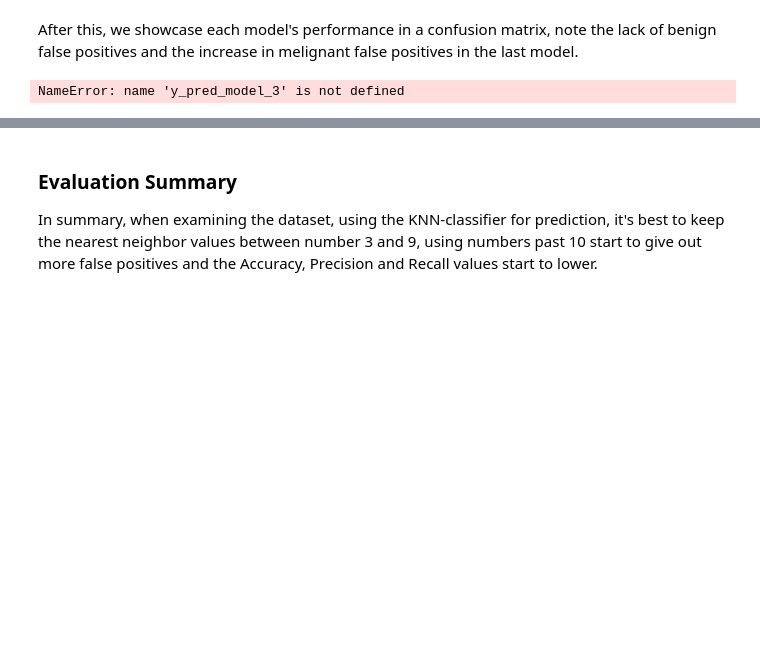
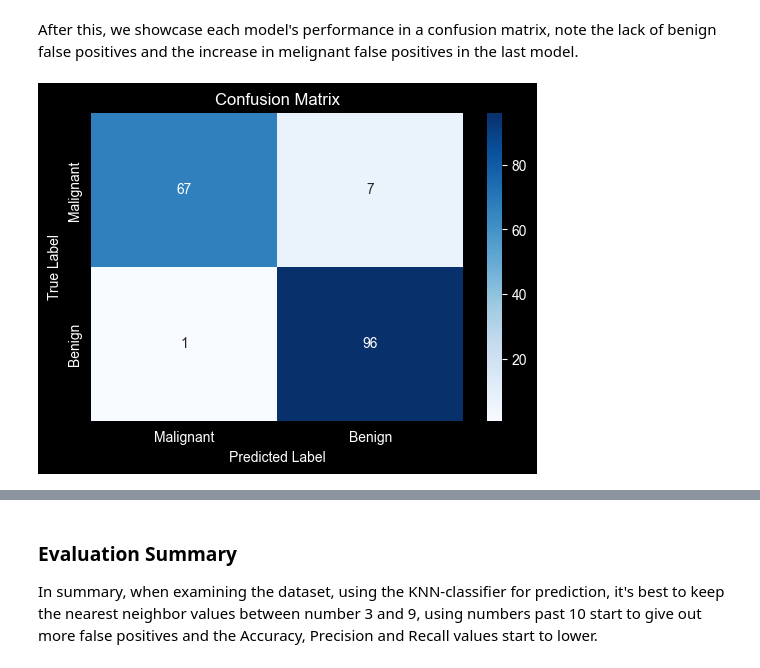
Before and after one commit to TheZink/MLL, a Jupyter notebook: Documents/KNNClassifier/knn_classifier_assignment.ipynb, the cells around one changed output, grey strips where cells are left out. Drawn from its saved outputs; the diff is of its cells as text; code cells hidden in the pictures; blank space fills up the shorter version.

```diff
--- a/Documents/KNNClassifier/knn_classifier_assignment.ipynb
+++ b/Documents/KNNClassifier/knn_classifier_assignment.ipynb
@@ -300,15 +303,15 @@ Evaluation Summary:
 After this, we showcase each model's performance in a confusion matrix, note the lack of benign false positives and the increase in melignant false positives in the last model.
 # %%
 # Creating confusion matrix
-cm = confusion_matrix(y_test, y_pred_model_3, labels=['M', 'B'])
+cm = confusion_matrix(y_test, predictions[0], labels=['M', 'B'])
 # Plotting confusion matrix
 plt.figure(figsize=(6, 4))
 sns.heatmap(cm, annot=True, fmt='d', cmap='Blues', xticklabels=['Malignant', 'Benign'], yticklabels=['Malignant', 'Benign'])
 plt.xlabel('Predicted Label')
 plt.ylabel('True Label')
 plt.title('Confusion Matrix')
 plt.show()
 # %% [output]
-NameError: name 'y_pred_model_3' is not defined
+[figure, added]
 # %%
 # Creating confusion matrix
```
Also changed, not shown: parts of 9 cells of this notebook.
